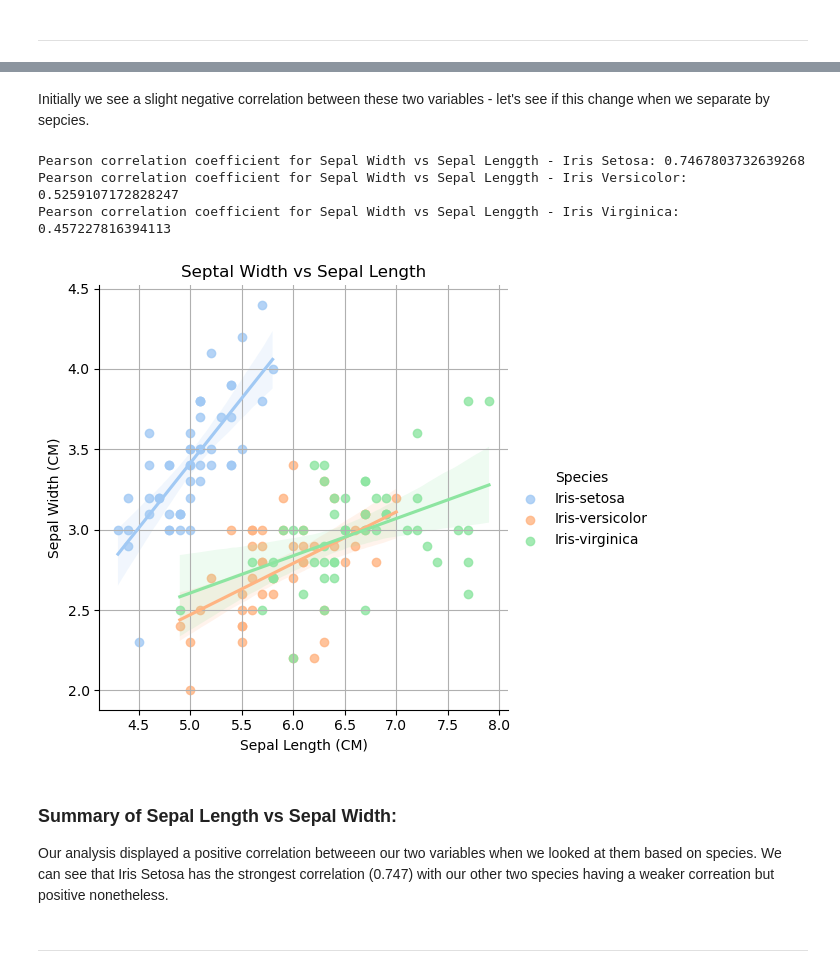
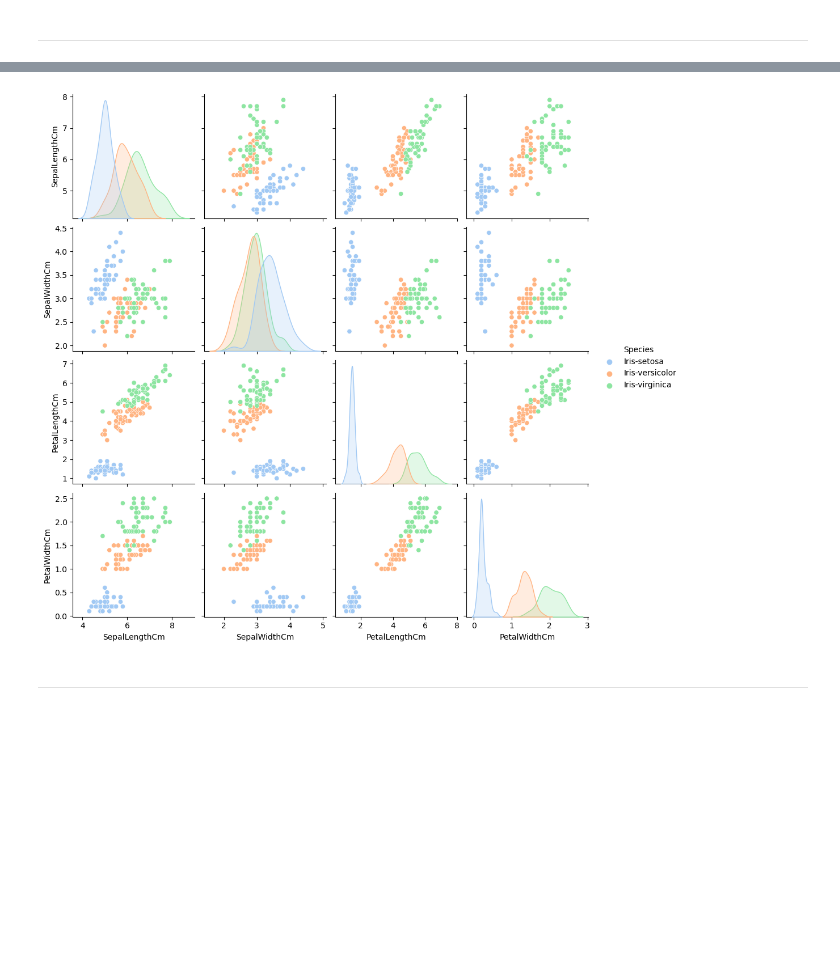
Before and after one commit to briannemcgrath/pands-project, a Jupyter notebook: analysis.ipynb, the cells around one changed output, grey strips where cells are left out. Saved outputs shown, nothing was run; the diff lists cells and outputs as text; code cells hidden in the pictures; blank space fills up the shorter version.

Commit message:
Removed Sepal Length correlation analysis

```diff
--- a/analysis.ipynb
+++ b/analysis.ipynb
@@ -273,39 +254,9 @@ plt.show()
-# %% [markdown]
-Initially we see a slight negative correlation between these two variables - let's see if this change when we separate by sepcies.
-# %%
-#Calculate Pearson correlation coefficient for Iris Setosa
-setosa_correlation = df[df['Species'] == 'Iris-setosa']['SepalWidthCm'].corr(df[df['Species'] == 'Iris-setosa']['SepalLengthCm'])
-
-#Calculate Pearson correlation coefficient for Iris Versicolor
-versicolor_correlation = df[df['Species'] == 'Iris-versicolor']['SepalWidthCm'].corr(df[df['Species'] == 'Iris-versicolor']['SepalLengthCm'])
-
-#Calculate Pearson correlation coefficient for Iris Virginica
-viriginica_correlation = df[df['Species'] == 'Iris-virginica']['SepalWidthCm'].corr(df[df['Species'] == 'Iris-virginica']['SepalLengthCm'])
-
-
-#Print the correlation coefficients for Sepal Width vs Sepal Lenggth
-print("Pearson correlation coefficient for Sepal Width vs Sepal Lenggth - Iris Setosa:", setosa_correlation)
-print("Pearson correlation coefficient for Sepal Width vs Sepal Lenggth - Iris Versicolor:", versicolor_correlation)
-print("Pearson correlation coefficient for Sepal Width vs Sepal Lenggth - Iris Virginica:", viriginica_correlation)
-# %% [output]
-Pearson correlation coefficient for Sepal Width vs Sepal Lenggth - Iris Setosa: 0.7467803732639268
-Pearson correlation coefficient for Sepal Width vs Sepal Lenggth - Iris Versicolor: 0.5259107172828247
-Pearson correlation coefficient for Sepal Width vs Sepal Lenggth - Iris Virginica: 0.457227816394113
-# %%
-# lmplot seperated by Species
-
-sns.lmplot(x='SepalLengthCm', y='SepalWidthCm', data=df, hue='Species', palette='pastel')
-plt.title('Septal Width vs Sepal Length')
-plt.xlabel('Sepal Length (CM)')
-plt.ylabel('Sepal Width (CM)')
-plt.grid()
-plt.show()
-# %% [output]
-[figure, removed]
-# %% [markdown]
-### **Summary of Sepal Length vs Sepal Width:**
-
-Our analysis displayed a positive correlation betweeen our two variables when we looked at them based on species. We can see that Iris Setosa has the strongest correlation (0.747) with our other two species having a weaker correation but positive nonetheless.
+# %%
+#Creating a Pairplot
+sns.pairplot(df, hue='Species', palette='pastel')
+plt.show()
+# %% [output]
+[figure, added]
 # %% [markdown]
 ***
 # %% [markdown]
```
Also changed, not shown: parts of 4 cells of this notebook, 1 other file.
